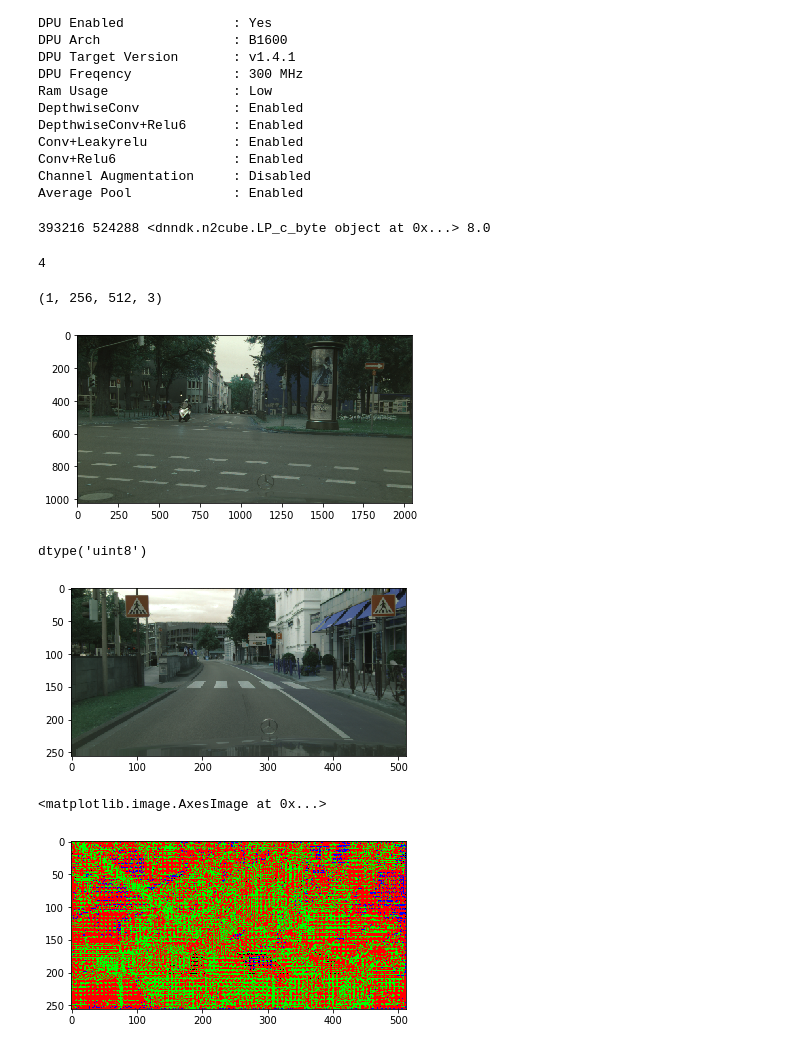
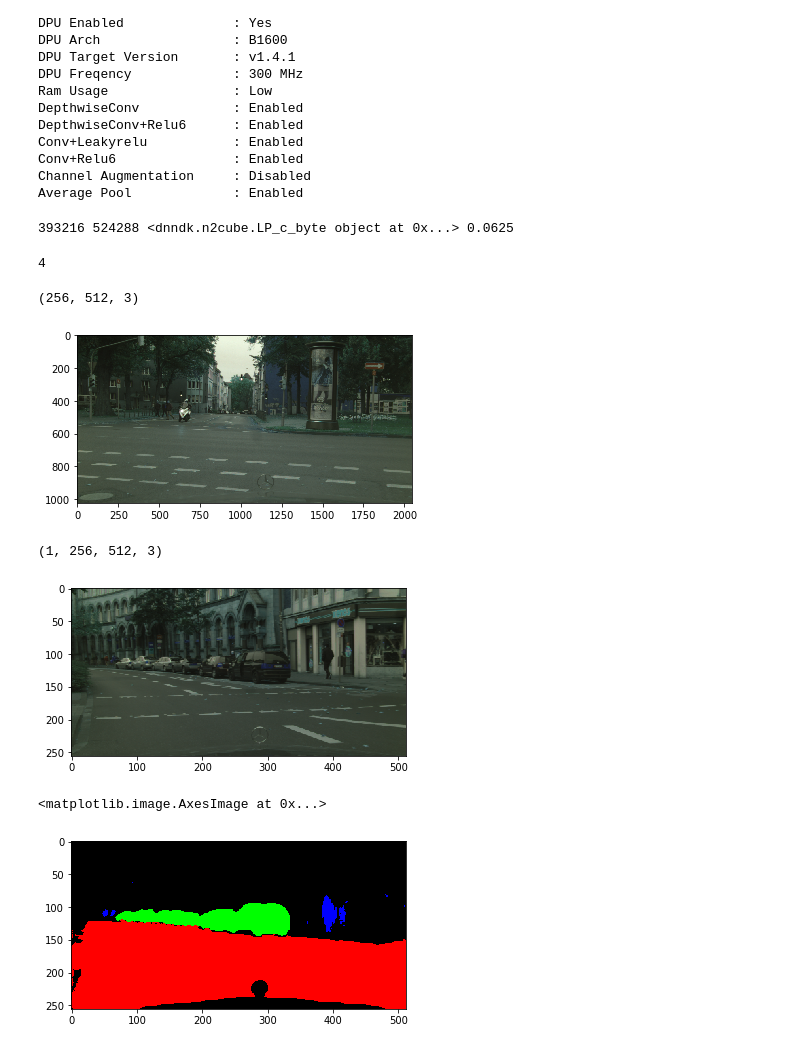
Before and after one commit to swappad/TFModeltoEdge, a Jupyter notebook: Untitled.ipynb, the cells around one changed output. Cells and saved outputs as stored; diff of their text form; code cells hidden in the pictures.

Commit message:
fixed typo channel first to channel last in DPU input tensor-->classification now works on hardwaregit add Untitled.ipynb !

```diff
--- a/Untitled.ipynb
+++ b/Untitled.ipynb
@@ -26,8 +26,8 @@ Average Pool             : Enabled
 overlay.load_model("./dpu_Unet.elf")
 # %%
 KERNEL_NAME = "Unet"
-KERNEL_CONV_INPUT = "block1_conv1_Conv2D"
-KERNEL_OUTPUT = "conv2d_8_Conv2D"
+KERNEL_CONV_INPUT = "block1_conv1_convolution"
+KERNEL_OUTPUT = "conv2d_13_convolution"
 # %%
 n2cube.dpuOpen()
 kernel = n2cube.dpuLoadKernel(KERNEL_NAME)
@@ -39,7 +39,7 @@ conf = n2cube.dpuGetOutputTensorAddress(task, KERNEL_OUTPUT)
 output_scale = n2cube.dpuGetOutputTensorScale(task, KERNEL_OUTPUT)
 print(input_len, output_len, conf, output_scale)
 # %% [output]
-393216 524288 <dnndk.n2cube.LP_c_byte object at 0x...> 8.0
+393216 524288 <dnndk.n2cube.LP_c_byte object at 0x...> 0.0625
 # %%
 n2cube.dpuGetOutputTensorChannel(task, KERNEL_OUTPUT)
 # %% [output]
@@ -63,9 +63,9 @@ def result_map_to_img(res_map):
     car = (argmax_idx == 2)
     road = (argmax_idx == 3)
 
-    img[:, :, 0] = np.where(person, 255, 0)
+    img[:, :, 2] = np.where(person, 255, 0)
     img[:, :, 1] = np.where(car, 255, 0)
-    img[:, :, 2] = np.where(road, 255, 0)
+    img[:, :, 0] = np.where(road, 255, 0)
 
     return img
 # %%
@@ -73,21 +73,21 @@ image = cv2.imread("/home/xilinx/jupyter_notebooks/own/leftImg8bit/train/aachen/
 
 try:
     image_small = cv2.resize(image, (512, 256))
-    #image_small = cv2.cvtColor(image_small, cv2.COLOR_BGR2RGB)
+    img = cv2.cvtColor(image_small, cv2.COLOR_BGR2RGB)
     #image_small = image_small.transpose((2,0,1))
-    #image_small = image_small / 127.5 - 1
-    image_small = np.expand_dims(image_small, 0)
-    image_data = np.array(image_small, dtype=np.int8)
+    imag = img / 127.5 - 1
+    #image_small = np.expand_dims(image_small, 0)
+    image_data = np.array(img, dtype=np.float32)
     plt.imshow(image)
 except cv2.error as e:
     print('Invald frame!')
     print(e)
 image_data.shape
 # %% [output]
-(1, 256, 512, 3)
+(256, 512, 3)
 [figure]
 # %%
-calib_img_path = "./leftImg8bit/"
+calib_img_path = "./leftImg8bit/train/"
 calib_batch_size = 1
 ## images for evaluation
 paths = []
@@ -98,33 +98,33 @@ for (path, dirname, files) in sorted(os.walk(calib_img_path)):
 images = []
 for index in range(0, calib_batch_size):
     #print("Path: " + paths[(iter * calib_batch_size + index) % len(paths)])
-    img = cv2.imread(paths[(100 * calib_batch_size + index) % len(paths)], 1)
+    img_raw = cv2.imread(paths[(100 * calib_batch_size + index) % len(paths)], 1)
     try:
-        img = cv2.resize(img,(512, 256))
-        #img = cv2.cvtColor(img, cv2.COLOR_BGR2RGB)
-        #img = img / 127.5 - 1
-        images.append(img)
-        plt.imshow(img)
+        img_scaled = cv2.resize(img_raw,(512, 256))
+        img = cv2.cvtColor(img_scaled, cv2.COLOR_BGR2RGB)
+        img = img.astype(np.float32) / 127.5 - 1
+        images.append(img.astype(np.float32))
+        plt.imshow(img_scaled)
     except cv2.error as e:
             print('Invalid frame!')
             print(e)
 image_data = np.expand_dims(images[0], 0)
-image_data.dtype
+image_data.shape
 # %% [output]
-dtype('uint8')
+(1, 256, 512, 3)
-[figure, old version]
+[figure, new version]
 # %%
-n2cube.dpuSetInputTensorInCHWInt8(task, KERNEL_CONV_INPUT, image_data.astype(np.int8), input_len)
+n2cube.dpuSetInputTensorInHWCFP32(task, KERNEL_CONV_INPUT, image_data, input_len)
 n2cube.dpuRunTask(task)
-image_out = n2cube.dpuGetOutputTensorInHWCInt8(task, KERNEL_OUTPUT, output_len)
+image_out = n2cube.dpuGetOutputTensorInHWCFP32(task, KERNEL_OUTPUT, output_len)
 # %%
 classes = np.array(image_out, dtype=np.float32)
-classes = np.reshape(classes, (256, 512, 4))
-result = result_map_to_img(classes.astype(np.uint8))
+classes = np.reshape(classes, (1, 256, 512, 4))
+result = result_map_to_img(classes)
 plt.imshow(result)
 # %% [output]
 <matplotlib.image.AxesImage at 0x...>
-[figure, old version]
+[figure, new version]
 # %%
 classes
 # %% [output]
```
Also changed, not shown: parts of 2 cells of this notebook.
